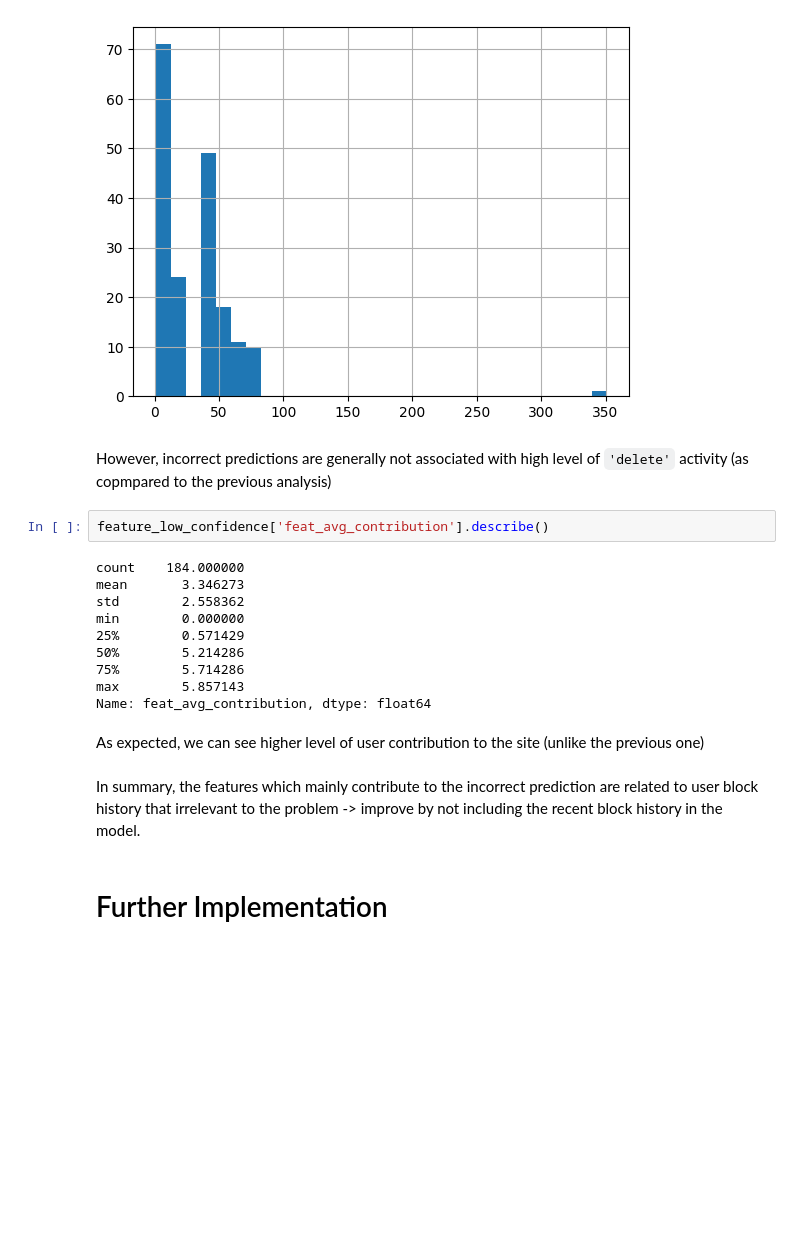
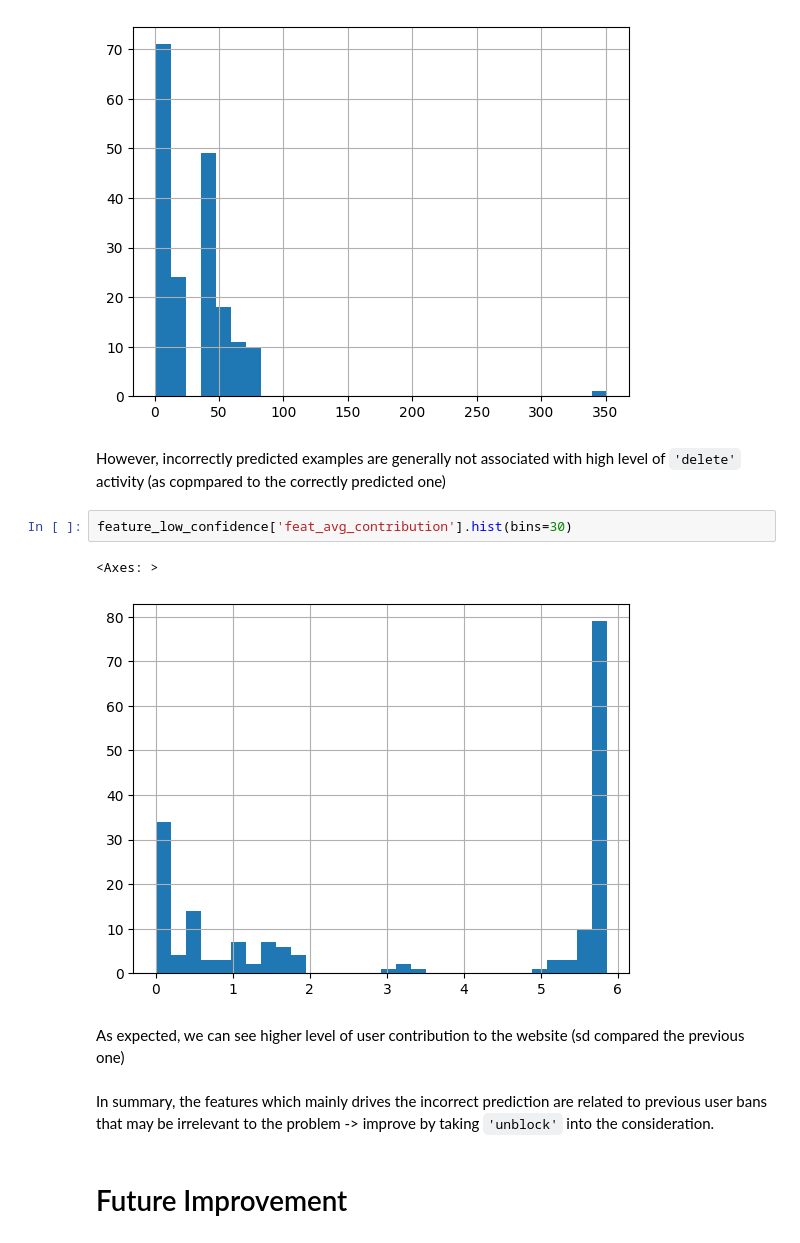
Before and after one commit to KunutBoon/wikimedia, a Jupyter notebook: notebooks/Post Model Development EDA.ipynb, the cells around one changed output. Cells and saved outputs as stored; diff of their text form; blank space fills up the shorter version.

```diff
--- a/notebooks/Post Model Development EDA.ipynb
+++ b/notebooks/Post Model Development EDA.ipynb
@@ -178,23 +173,16 @@ feature_low_confidence['feat_count_delete_hist'].hist(bins=30)
 <Axes: >
 [figure]
 # %% [markdown]
-However, incorrect predictions are generally not associated with high level of <code>'delete'</code> activity (as copmpared to the previous analysis)
+However, incorrectly predicted examples are generally not associated with high level of <code>'delete'</code> activity (as copmpared to the correctly predicted one)
 # %%
-feature_low_confidence['feat_avg_contribution'].describe()
+feature_low_confidence['feat_avg_contribution'].hist(bins=30)
 # %% [output]
-count    184.000000
-mean       3.346273
-std        2.558362
-min        0.000000
-25%        0.571429
-50%        5.214286
-75%        5.714286
-max        5.857143
-Name: feat_avg_contribution, dtype: float64
+<Axes: >
+[figure, added]
 # %% [markdown]
-As expected, we can see higher level of user contribution to the site (unlike the previous one)
+As expected, we can see higher level of user contribution to the website (sd compared the previous one)
 # %% [markdown]
-In summary, the features which mainly contribute to the incorrect prediction are related to user block history that irrelevant to the problem -> improve by not including the recent block history in the model.
+In summary, the features which mainly drives the incorrect prediction are related to previous user bans that may be irrelevant to the problem -> improve by taking <code>'unblock'</code> into the consideration.
-# %% [markdown]
-# Further Implementation
+# %% [markdown]
+# Future Improvement
 # %% [markdown]
```
Also changed, not shown: parts of 20 cells of this notebook, 3 other files.
